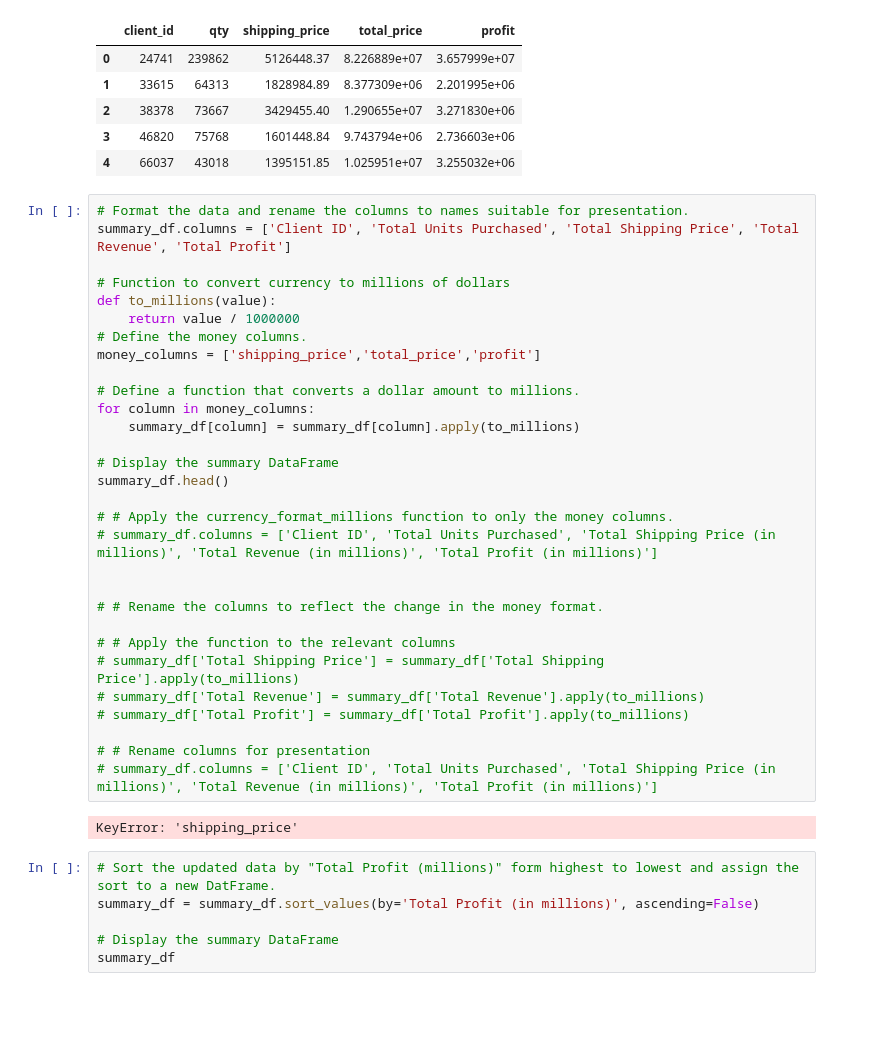
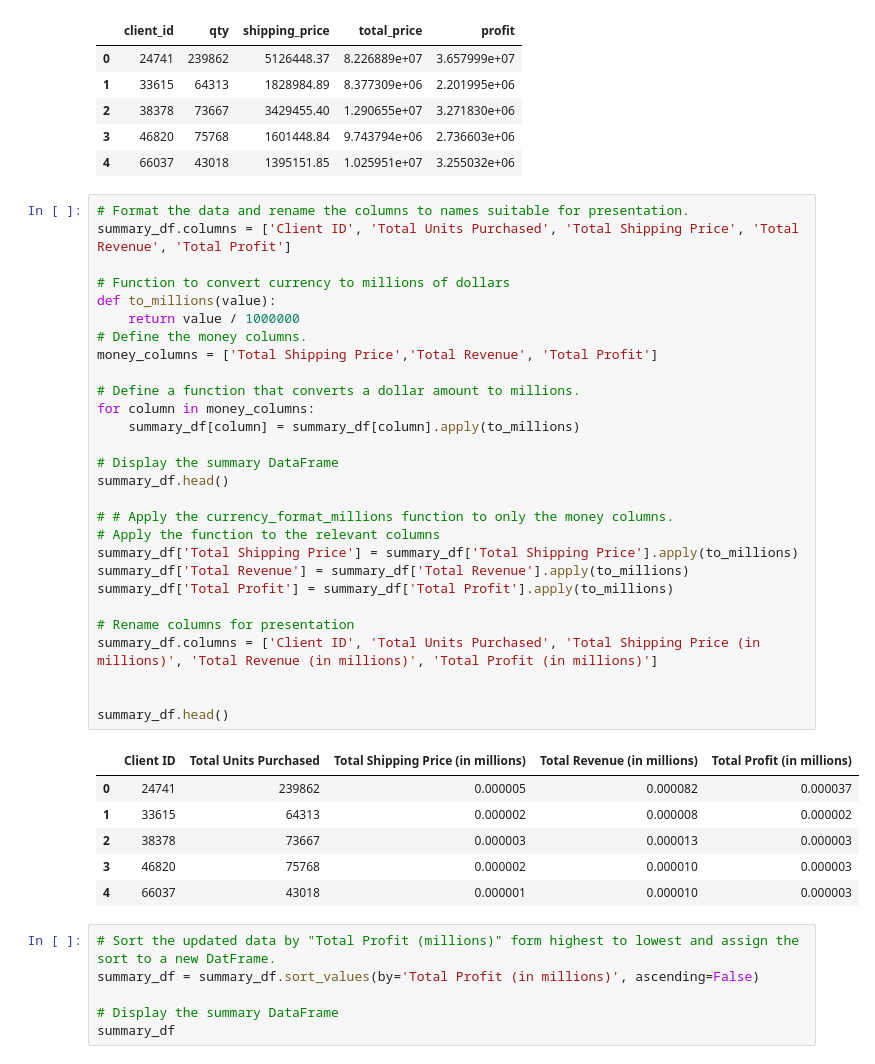
Before and after one commit to rmsreis/pandas-challenge-1, a Jupyter notebook: wholesale_data_analysis_starter_code.ipynb, the cells around one changed output. Saved outputs shown, nothing was run; the diff lists cells and outputs as text; blank space fills up the shorter version.

Commit message:
final cells still to fix the values in million

```diff
--- a/wholesale_data_analysis_starter_code.ipynb
+++ b/wholesale_data_analysis_starter_code.ipynb
@@ -303,35 +300,38 @@ summary_df.head()
 # %%
 # Format the data and rename the columns to names suitable for presentation.
 summary_df.columns = ['Client ID', 'Total Units Purchased', 'Total Shipping Price', 'Total Revenue', 'Total Profit']
 
 # Function to convert currency to millions of dollars
 def to_millions(value):
     return value / 1000000
 # Define the money columns.
-money_columns = ['shipping_price','total_price','profit']
+money_columns = ['Total Shipping Price','Total Revenue', 'Total Profit']
 
 # Define a function that converts a dollar amount to millions.
 for column in money_columns:
     summary_df[column] = summary_df[column].apply(to_millions)
 
 # Display the summary DataFrame
 summary_df.head()
 
 # # Apply the currency_format_millions function to only the money columns.
-# summary_df.columns = ['Client ID', 'Total Units Purchased', 'Total Shipping Price (in millions)', 'Total Revenue (in millions)', 'Total Profit (in millions)']
+# Apply the function to the relevant columns
+summary_df['Total Shipping Price'] = summary_df['Total Shipping Price'].apply(to_millions)
+summary_df['Total Revenue'] = summary_df['Total Revenue'].apply(to_millions)
+summary_df['Total Profit'] = summary_df['Total Profit'].apply(to_millions)
+
+# Rename columns for presentation
+summary_df.columns = ['Client ID', 'Total Units Purchased', 'Total Shipping Price (in millions)', 'Total Revenue (in millions)', 'Total Profit (in millions)']
 
 
-# # Rename the columns to reflect the change in the money format.
-
-# # Apply the function to the relevant columns
-# summary_df['Total Shipping Price'] = summary_df['Total Shipping Price'].apply(to_millions)
-# summary_df['Total Revenue'] = summary_df['Total Revenue'].apply(to_millions)
-# summary_df['Total Profit'] = summary_df['Total Profit'].apply(to_millions)
-
-# # Rename columns for presentation
-# summary_df.columns = ['Client ID', 'Total Units Purchased', 'Total Shipping Price (in millions)', 'Total Revenue (in millions)', 'Total Profit (in millions)']
+summary_df.head()
 # %% [output]
-KeyError: 'shipping_price'
+|  | Client ID | Total Units Purchased | Total Shipping Price (in millions) | Total Revenue (in millions) | Total Profit (in millions) |
+| 0 | 24741 | 239862 | 0.000005 | 0.000082 | 0.000037 |
+| 1 | 33615 | 64313 | 0.000002 | 0.000008 | 0.000002 |
+| 2 | 38378 | 73667 | 0.000003 | 0.000013 | 0.000003 |
+| 3 | 46820 | 75768 | 0.000002 | 0.000010 | 0.000003 |
+| 4 | 66037 | 43018 | 0.000001 | 0.000010 | 0.000003 |
 # %%
 # Sort the updated data by "Total Profit (millions)" form highest to lowest and assign the sort to a new DatFrame.
 summary_df = summary_df.sort_values(by='Total Profit (in millions)', ascending=False)
```
Also changed, not shown: parts of 2 cells of this notebook.
